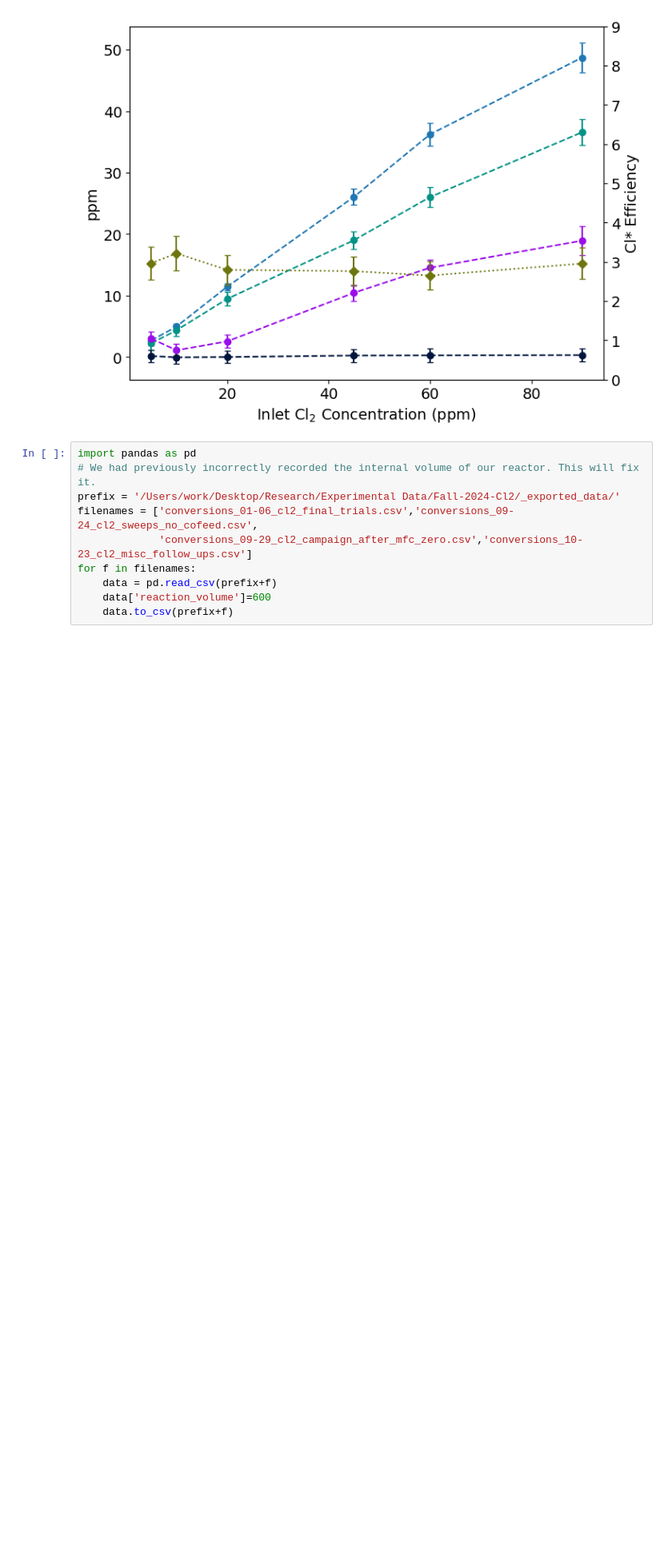
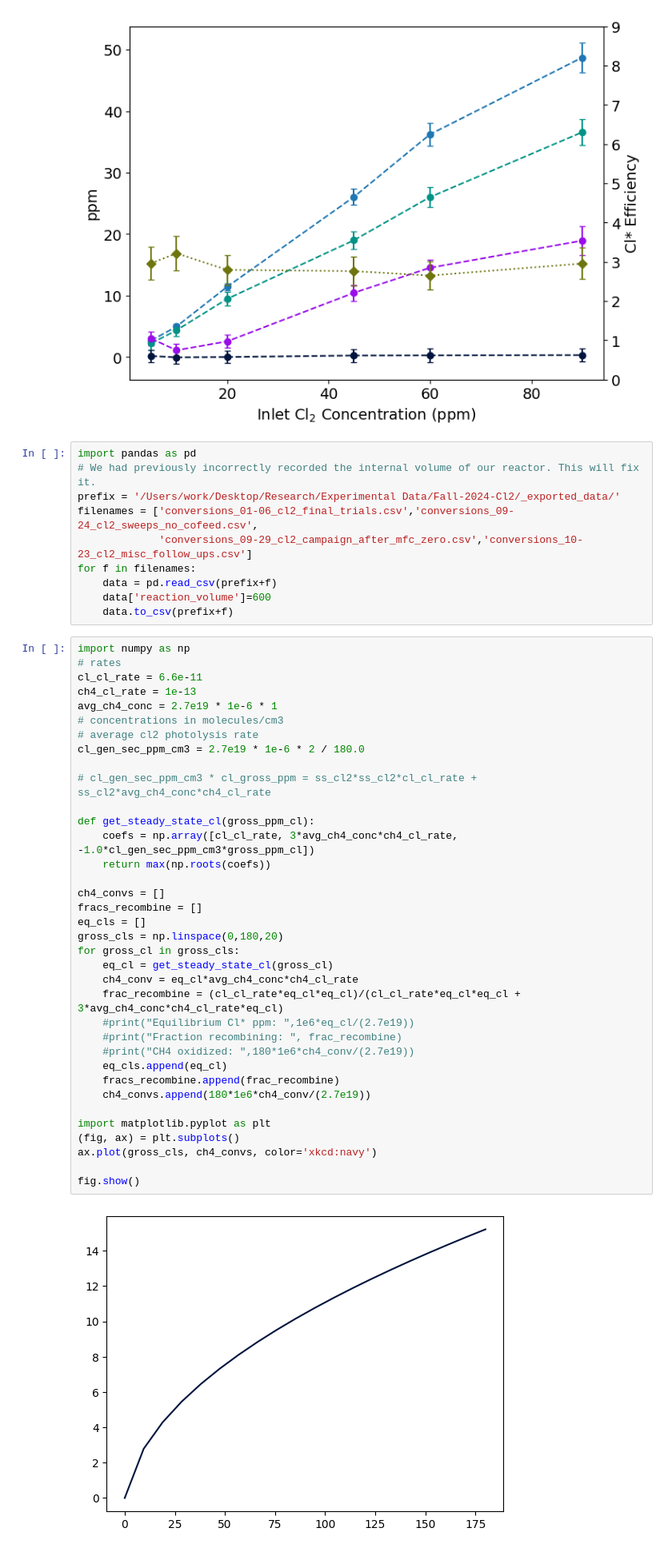
Before and after one commit to richardsrandall/Fall-2024-Cl2, a Jupyter notebook: _combined_plots/conversion_plot_sandbox.ipynb, the cells around one changed output. Shown at 80% size. Cells and saved outputs as stored; diff of their text form; blank space fills up the shorter version.

```diff
--- a/_combined_plots/conversion_plot_sandbox.ipynb
+++ b/_combined_plots/conversion_plot_sandbox.ipynb
@@ -337,3 +337,41 @@ for f in filenames:
     data = pd.read_csv(prefix+f)
     data['reaction_volume']=600
     data.to_csv(prefix+f)
+# %%
+import numpy as np
+# rates
+cl_cl_rate = 6.6e-11
+ch4_cl_rate = 1e-13
+avg_ch4_conc = 2.7e19 * 1e-6 * 1
+# concentrations in molecules/cm3
+# average cl2 photolysis rate
+cl_gen_sec_ppm_cm3 = 2.7e19 * 1e-6 * 2 / 180.0
+
+# cl_gen_sec_ppm_cm3 * cl_gross_ppm = ss_cl2*ss_cl2*cl_cl_rate + ss_cl2*avg_ch4_conc*ch4_cl_rate
+
+def get_steady_state_cl(gross_ppm_cl):
+    coefs = np.array([cl_cl_rate, 3*avg_ch4_conc*ch4_cl_rate, -1.0*cl_gen_sec_ppm_cm3*gross_ppm_cl])
+    return max(np.roots(coefs))
+
+ch4_convs = []
+fracs_recombine = []
+eq_cls = []
+gross_cls = np.linspace(0,180,20)
+for gross_cl in gross_cls:
+    eq_cl = get_steady_state_cl(gross_cl)
+    ch4_conv = eq_cl*avg_ch4_conc*ch4_cl_rate
+    frac_recombine = (cl_cl_rate*eq_cl*eq_cl)/(cl_cl_rate*eq_cl*eq_cl + 3*avg_ch4_conc*ch4_cl_rate*eq_cl)
+    #print("Equilibrium Cl* ppm: ",1e6*eq_cl/(2.7e19))
+    #print("Fraction recombining: ", frac_recombine)
+    #print("CH4 oxidized: ",180*1e6*ch4_conv/(2.7e19))
+    eq_cls.append(eq_cl)
+    fracs_recombine.append(frac_recombine)
+    ch4_convs.append(180*1e6*ch4_conv/(2.7e19))
+
+import matplotlib.pyplot as plt
+(fig, ax) = plt.subplots()
+ax.plot(gross_cls, ch4_convs, color='xkcd:navy')
+
+fig.show()
+# %% [output]
+[figure, added]
```
Also changed, not shown: 15 other files.
